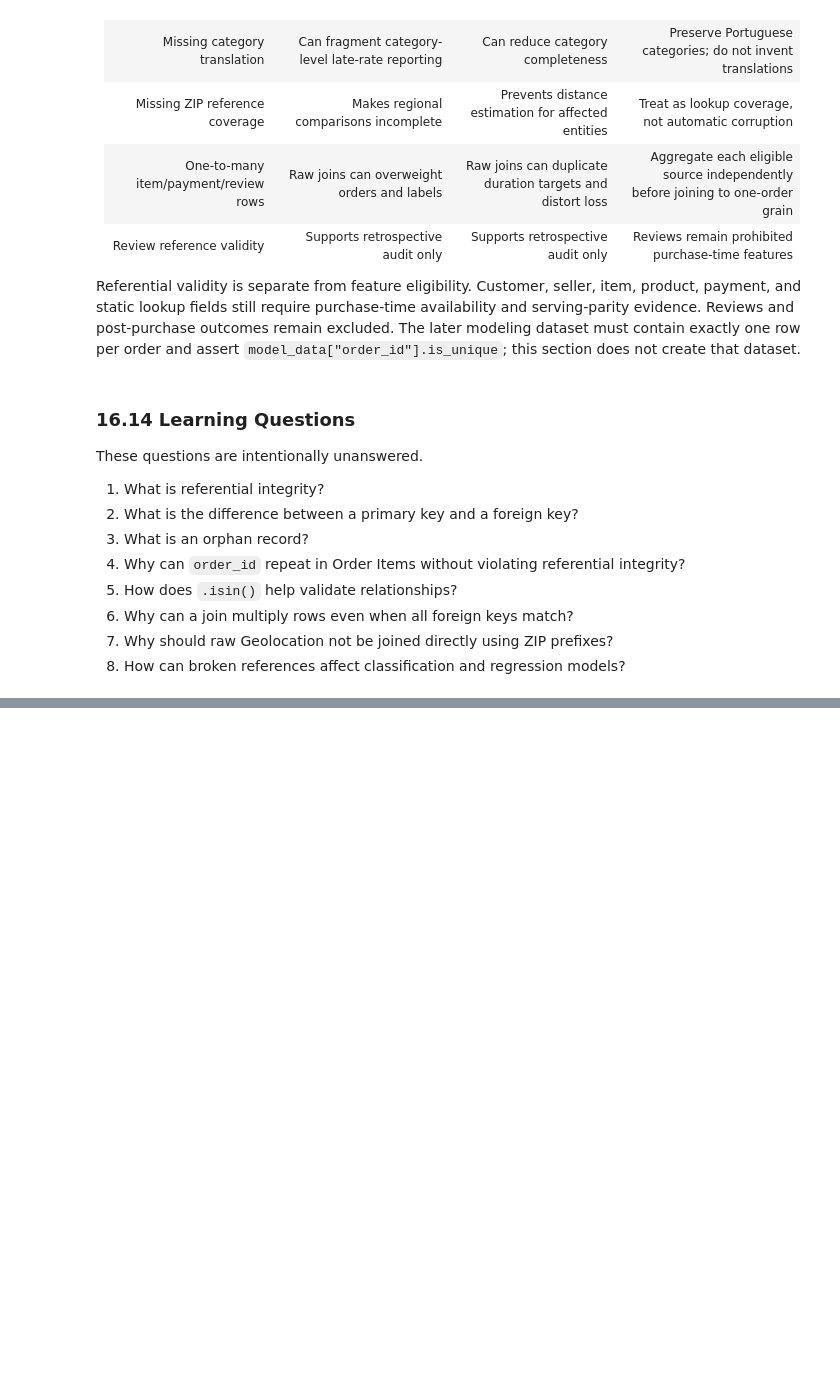
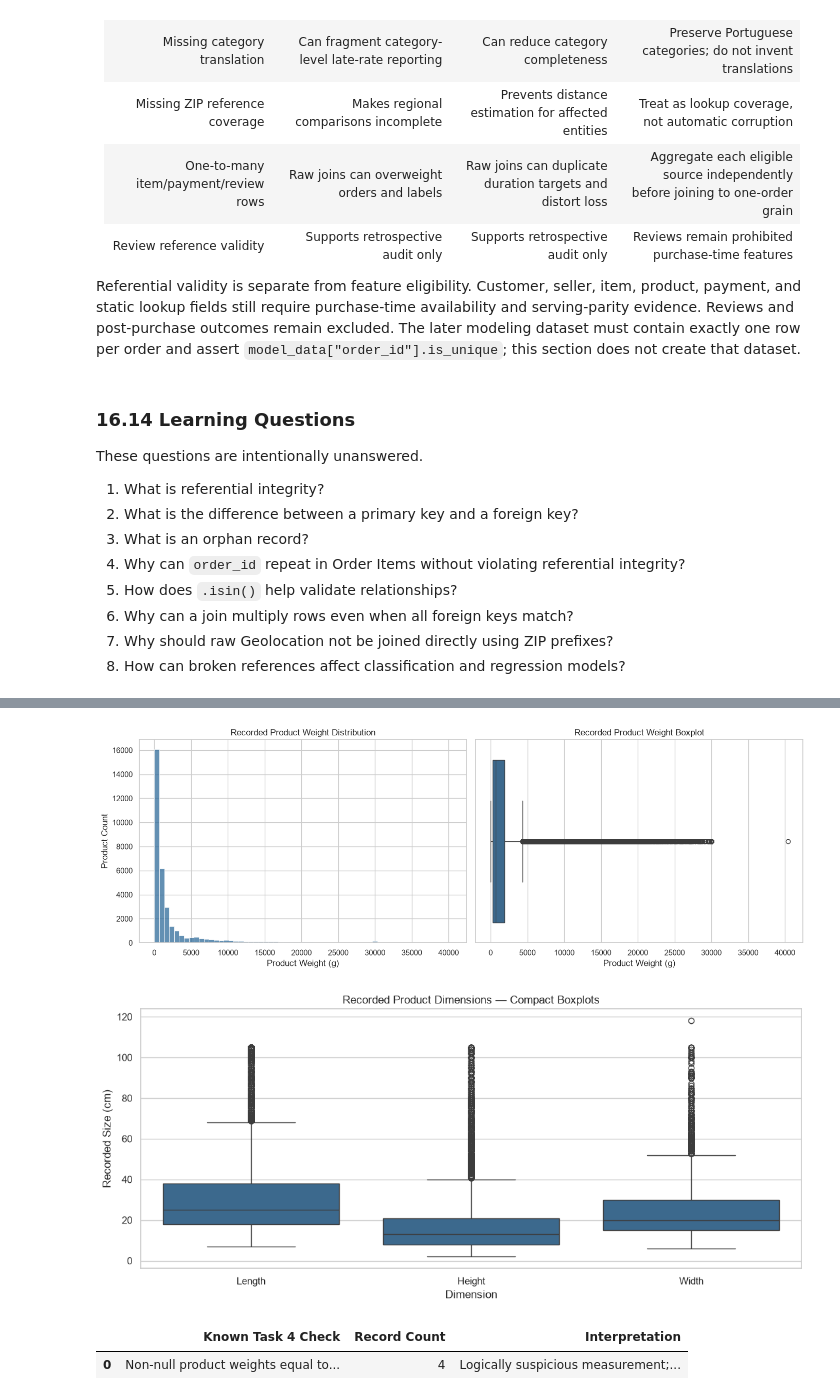
Before and after one commit to mmubashir95/ecommerce-delivery-intelligence, a Jupyter notebook: notebooks/02_data_quality.ipynb, the cells around one changed output, grey strips where cells are left out. Saved outputs shown, nothing was run; the diff lists cells and outputs as text; code cells hidden in the pictures; blank space fills up the shorter version.

```diff
--- a/notebooks/02_data_quality.ipynb
+++ b/notebooks/02_data_quality.ipynb
@@ -3936,0 +4331,39 @@ These questions are intentionally unanswered.
+# %%
+weight_values = products_outlier["product_weight_g"].dropna()
+fig, axes = plt.subplots(1, 2, figsize=(14, 5))
+sns.histplot(weight_values, bins=60, color=OUTLIER_COLOR, ax=axes[0])
+axes[0].set_title("Recorded Product Weight Distribution")
+axes[0].set_xlabel("Product Weight (g)")
+axes[0].set_ylabel("Product Count")
+sns.boxplot(x=weight_values, color=OUTLIER_COLOR, ax=axes[1])
+axes[1].set_title("Recorded Product Weight Boxplot")
+axes[1].set_xlabel("Product Weight (g)")
+plt.tight_layout()
+plt.show()
+
+product_dimensions_long = products_outlier[
+    ["product_length_cm", "product_height_cm", "product_width_cm"]
+].rename(columns={
+    "product_length_cm": "Length",
+    "product_height_cm": "Height",
+    "product_width_cm": "Width",
+}).melt(var_name="Dimension", value_name="Centimeters").dropna()
+
+plt.figure(figsize=(11, 5))
+sns.boxplot(data=product_dimensions_long, x="Dimension", y="Centimeters", color=OUTLIER_COLOR)
+plt.title("Recorded Product Dimensions — Compact Boxplots")
+plt.xlabel("Dimension")
+plt.ylabel("Recorded Size (cm)")
+plt.tight_layout()
+plt.show()
+
+display(pd.DataFrame({
+    "Known Task 4 Check": ["Non-null product weights equal to zero"],
+    "Record Count": [int(products_outlier["product_weight_g"].eq(0).sum())],
+    "Interpretation": ["Logically suspicious measurement; investigate separately from IQR rarity"],
+}))
+# %% [output]
+[figure, added]
+[figure, added]
+|  | Known Task 4 Check | Record Count | Interpretation |
+| 0 | Non-null product weights equal to... | 4 | Logically suspicious measurement;... |
```
Also changed, not shown: parts of 34 cells of this notebook.
